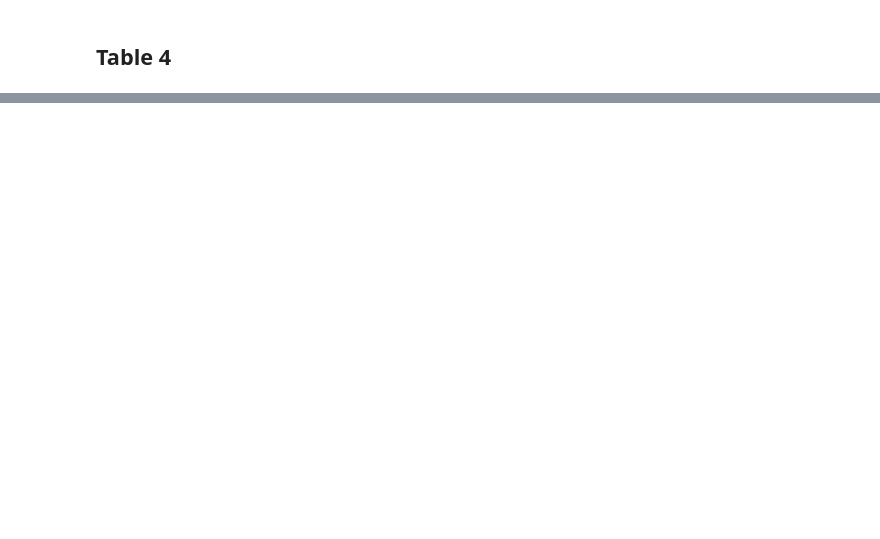
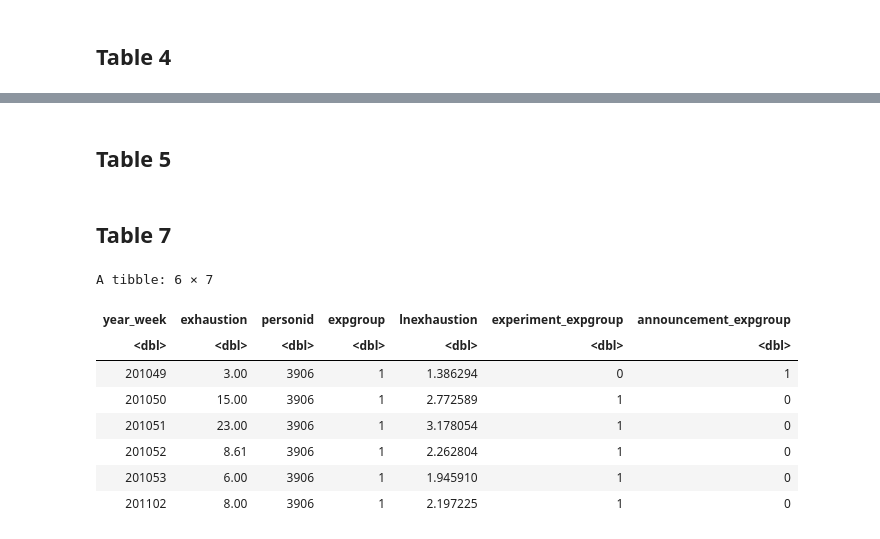
Before and after one commit to 0xandrewdu/stat_230a_final_project, a Jupyter notebook: reproduce_even.ipynb, the cells around one changed output, grey strips where cells are left out. Saved outputs shown, nothing was run; the diff lists cells and outputs as text; code cells hidden in the pictures; blank space fills up the shorter version.

```diff
--- a/reproduce_even.ipynb
+++ b/reproduce_even.ipynb
@@ -263,0 +241,2 @@ F-statistic(proj model): 30.97 on 86 and 14944 DF, p-value: < 2.2e-16
+# %% [markdown]
+## Table 5
@@ -263,0 +245,14 @@ F-statistic(proj model): 30.97 on 86 and 14944 DF, p-value: < 2.2e-16
+# %% [markdown]
+## Table 7
+# %%
+head(exhaustion_data)
+# %% [output]
+A tibble: 6 × 7
+| year_week | exhaustion | personid | expgroup | lnexhaustion | experiment_expgroup | announcement_expgroup |
+| <dbl> | <dbl> | <dbl> | <dbl> | <dbl> | <dbl> | <dbl> |
+| 201049 | 3.00 | 3906 | 1 | 1.386294 | 0 | 1 |
+| 201050 | 15.00 | 3906 | 1 | 2.772589 | 1 | 0 |
+| 201051 | 23.00 | 3906 | 1 | 3.178054 | 1 | 0 |
+| 201052 | 8.61 | 3906 | 1 | 2.262804 | 1 | 0 |
+| 201053 | 6.00 | 3906 | 1 | 1.945910 | 1 | 0 |
+| 201102 | 8.00 | 3906 | 1 | 2.197225 | 1 | 0 |
```
Also changed, not shown: parts of 28 cells of this notebook.
